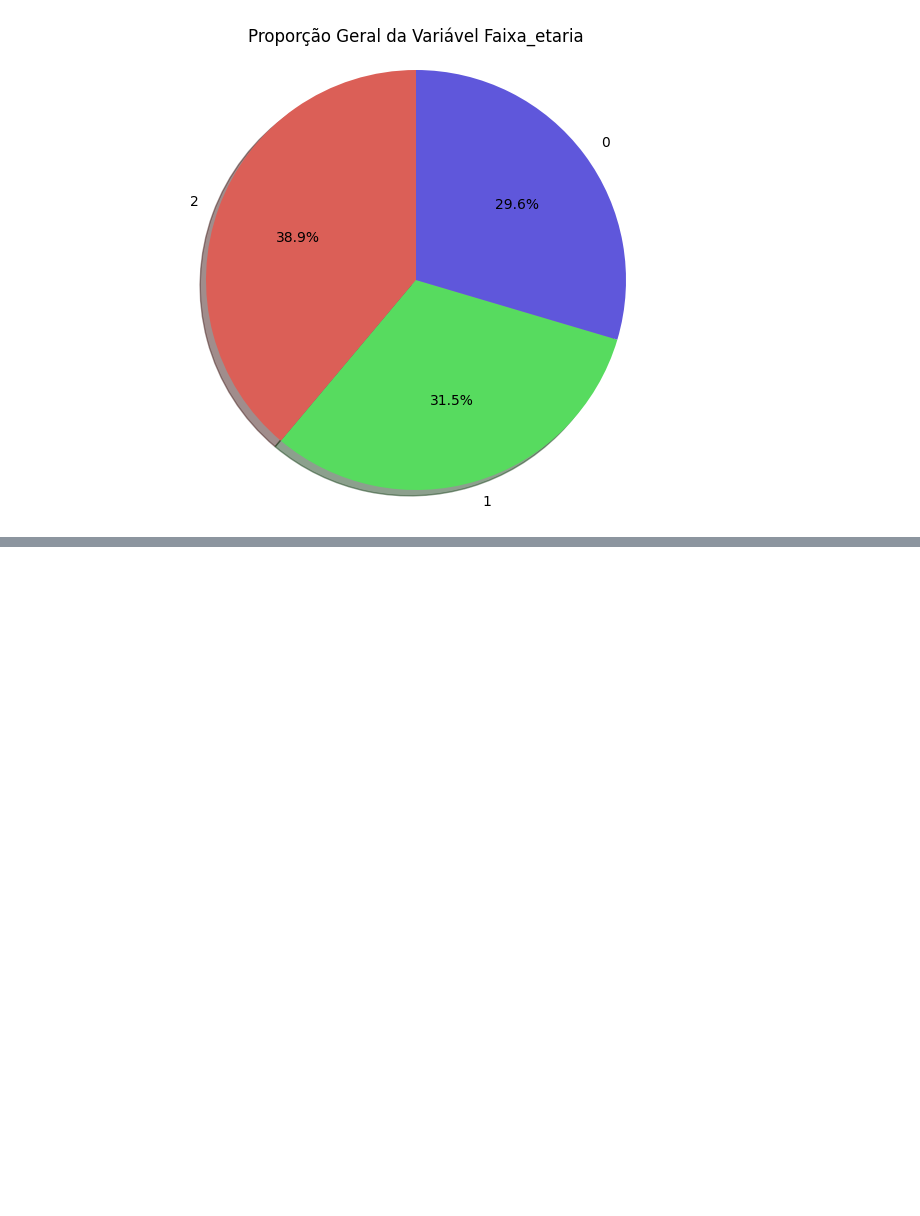
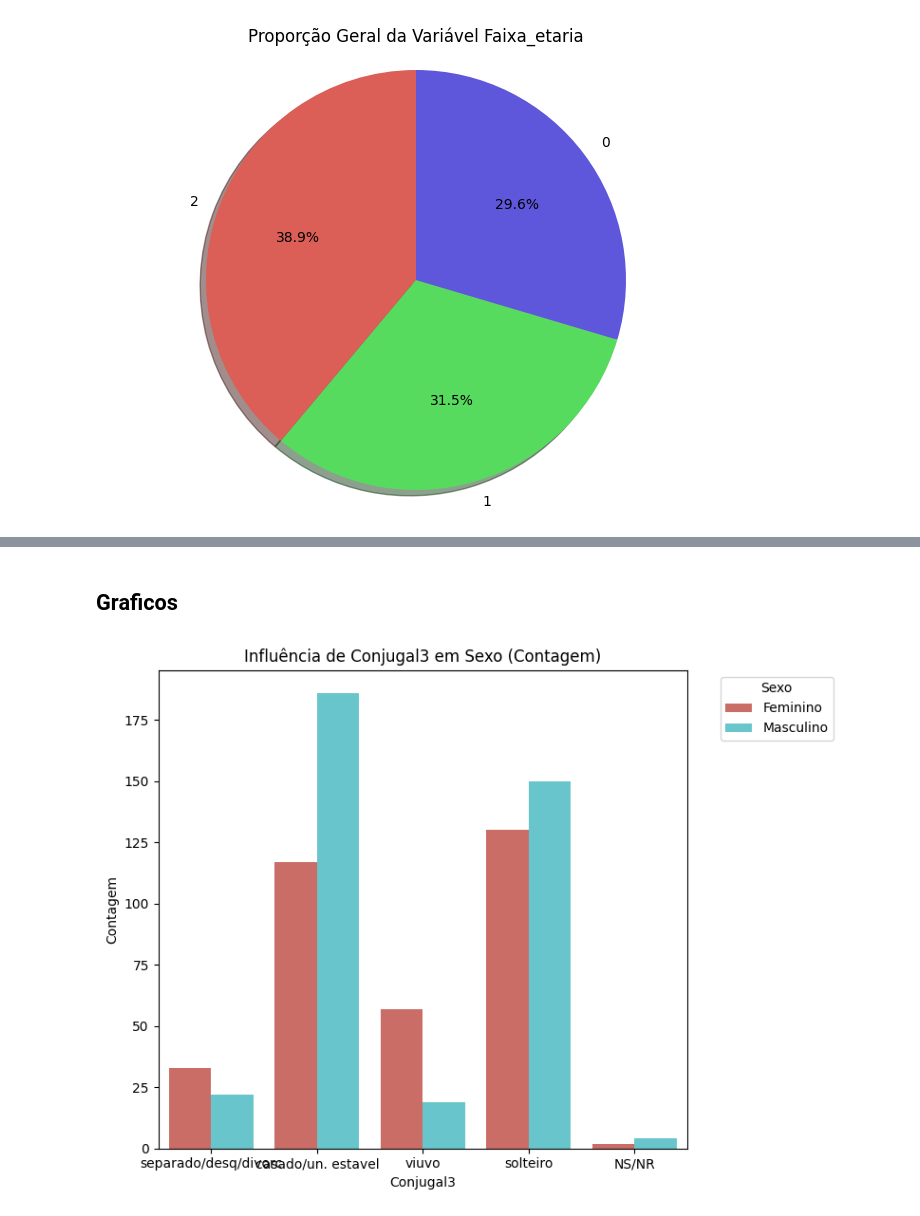
Before and after one commit to BenvenutiMateus/Genetica, a Jupyter notebook: aded_discretas.ipynb, the cells around one changed output, grey strips where cells are left out. Cells and saved outputs as stored; diff of their text form; code cells hidden in the pictures; blank space fills up the shorter version.

```diff
--- a/aded_discretas.ipynb
+++ b/aded_discretas.ipynb
@@ -151,0 +296,6 @@ plot_pizza(dfcat, 'faixa_etaria')
+# %% [markdown]
+## Graficos
+# %%
+plot_distribuicao(dfcat, 'conjugal3', 'sexo')
+# %% [output]
+[figure, added]
```
Also changed, not shown: parts of 44 cells of this notebook.
